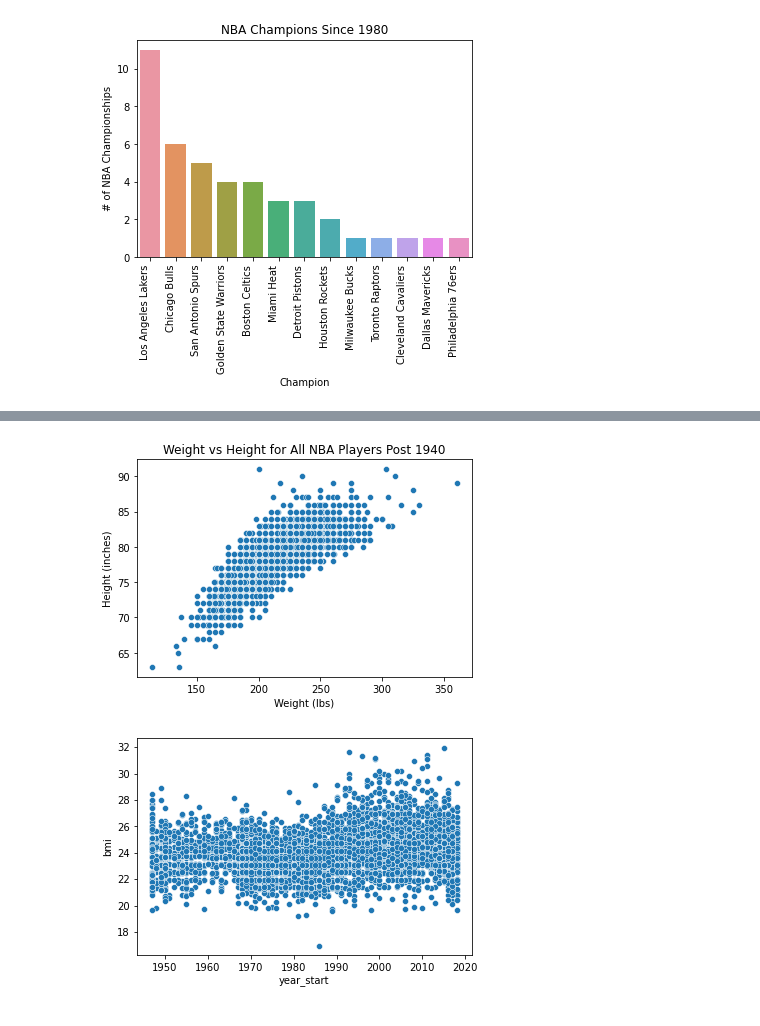
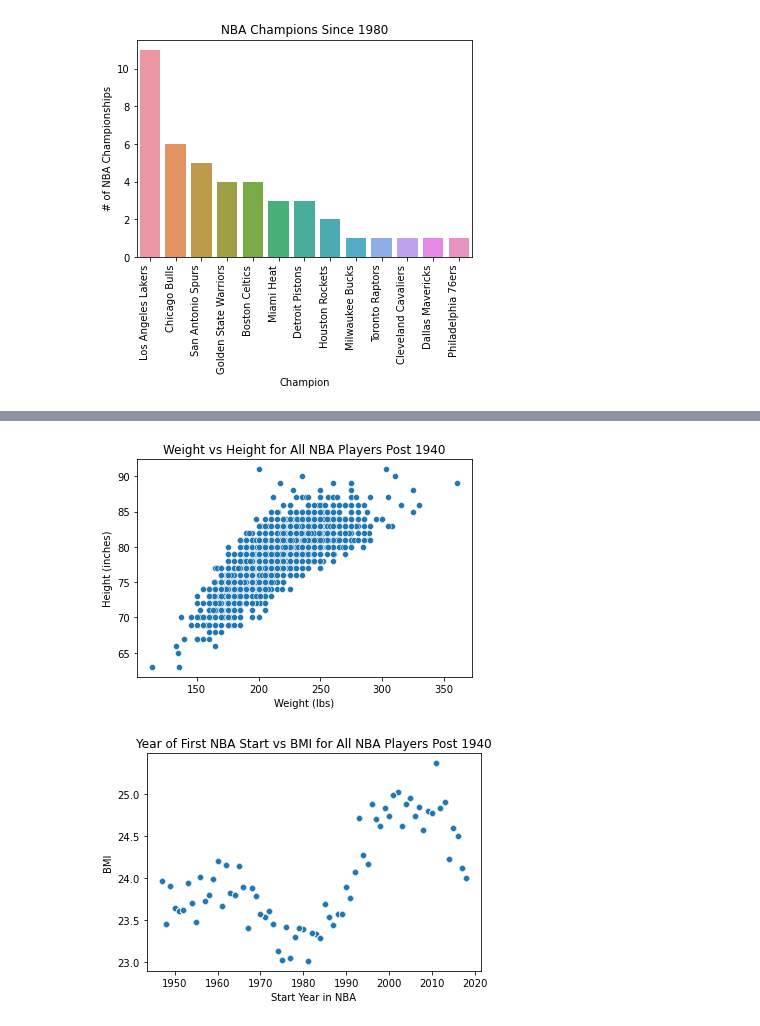
Before and after one commit to ucd-pa-neilwmurphy/UCD-project-final, a Jupyter notebook: Basketball_project.ipynb, the cells around one changed output, grey strips where cells are left out. Drawn from its saved outputs; the diff is of its cells as text; code cells hidden in the pictures.

Commit message:
Adding BMI Information and extra charts

```diff
--- a/Basketball_project.ipynb
+++ b/Basketball_project.ipynb
@@ -74,13 +74,10 @@ for x in champions_list:
 
 champions_list = temp
 
-print(f'The list of teams that have won an NBA championship going back to 1980 = {temp}')
-
-
+print(f'The full list of teams that have won an NBA championship going back to 1980 = {temp}')
 
 # Project Requirement 4 - Analysis. Use NumPy functions
-print('The number of different NBA teams that have won a championship since 1980 is:')
-print(len(np.unique(champions_list)))
+print("The number of different NBA teams that have won a championship since 1980 is:", len(np.unique(champions_list)))
 
 
 # Project Requirement 3 - Preparation. Sorting, grouping.
@@ -106,46 +103,59 @@ fig.savefig("NBA_Champions_Since_1980.png")
 # player_data.csv file saved from this location
 
 # Project Requirement 2 - Importing. Import data from a flat file (.csv, .xls, .xlsx, .txt, etc.)
-player_data = pd.read_csv('player_data.csv', delimiter=',')
-player_data.dataframeName = 'player_data.csv'
+player_data = pd.read_csv("player_data.csv", delimiter=',')
+player_data.dataframeName = "player_data.csv"
 nRow, nCol = player_data.shape
-print(f'There are {nRow} rows and {nCol} columns in player_data.csv')
+print(f"There are {nRow} rows and {nCol} columns in player_data.csv")
+print(player_data)
+
 
 # Project Requirement 3 - Preparation. Replace Missing Values.
-player_data.college = player_data.college.fillna('No Uni Info')
-player_data.college = player_data.weight.fillna('No Weight Info')
-
+player_data.college = player_data.college.fillna("No Uni Info")
 
 # Height information in player_data.csv is not in useable format
 # Import a csv file that will convert height in '5ft 11 inches' format to inches
-inches_data = pd.read_csv('Height_in_inches.csv', delimiter=',')
-inches_data.dataframeName = 'Height_in_inches.csv'
+inches_data = pd.read_csv("Height_in_inches.csv", delimiter=',')
+inches_data.dataframeName = "Height_in_inches.csv"
 
 # Project Requirement 3 - Preparation. Merge DataFrames
 merged_data = player_data.merge(inches_data, on = 'height', validate = 'many_to_one')
 
 # Project Requirement 3 - Preparation. Sorting.
-sorted_height = merged_data.sort_values("inches")
+sorted_height = merged_data.sort_values('inches')
 print(sorted_height)
 
+# Project Requirement 4 - Analysis. Define a custom function to create reusable code.
+def bmi(merged_data):
+    bmi_calc = merged_data['weight'] * 703 / merged_data['inches'] ** 2
+    return round(bmi_calc,2)
 
-# Project Requirement 4 - Analysis. Define a custom function to create reusable code.
-# Calculate the Body Mass Index (BMI) for each player in the player_data.csv file
-merged_data['bmi'] = merged_data['weight'] * 703 / merged_data['inches'] ** 2
-print(bmi)
+merged_data['bmi'] = merged_data.apply(bmi, axis=1)
+
+bmi_average = merged_data.groupby('year_start')['bmi'].mean()
+print(bmi_average)
+
+merged_data_bmi = merged_data.merge(bmi_average, on = 'year_start', validate = 'many_to_one')
+print(merged_data_bmi)
+
+#merged_data['bmi_avg'] = merged_data.apply(bmi_avg, axis=1)
+
+
+#bmi_average = merged_data.groupby('year_start')['bmi'].mean()
+#print(bmi_average)
 
 
 # Project Requirement 4 - Analysis. Dictionary or Lists.
 # Iterating over the list for a selected college and printing the mode values for selected options.
+k=1;
+for i in merged_data.loc[merged_data.college == 'University of Notre Dame', 'weight'].mode():
+    print(f"The #{k} mode value for weight of University of Notre Dame players is {i} lbs")
+    k=k+1
 
+lightest_1980 = merged_data.loc[merged_data.year_start == '1980', 'weight'].max()
+lightest_1980 = str(lightest_1980)
 
-#colleges = merged_data["college"].unique()
-
-lightest_1980 = merged_data.loc[merged_data.year_start == '1980', 'weight'].min()
-print(lightest_1980)
-lightest_1980 = str(lightest_1980)
-print("The lightest NBA player (in lbs) with a career start year of 1980 was:")
-print(lightest_1980)
+print("The lightest NBA player (in lbs) with a career start year of 1980 was:", lightest_1980)
 
 #merged_data.inches = merged_data.inches.astype(str)
 
@@ -157,23 +167,12 @@ print(lightest_1980)
 #print(f"The mean height of players is {merged_data.loc[merged_data.year_start == '1980', 'height'].max()}")
 
 
-#j=1;
-#for i in merged_data.loc[merged_data.year_start == '1980', 'inches'].max():
- #  print(f"The tallest NBA player with a career start year of 1980 was {i} inches tall")
-  # j=j+1
-
-
 
 #list_of_words=['Cars', 'Cats', 'Flowers', 'Cats', 'Horses', '', 'Horses', 'Horses', 'Horses']
 #fdist = zip(np.unique('college', return_counts=True))
 #print("The elements with their counts are -", fdist)
 #print("The most common word is -",list(fdist)[-1])
 
-
-k=1;
-for i in merged_data.loc[merged_data.college == 'University of Notre Dame', 'weight'].mode():
-    print(f"The #{k} mode value for weight of University of Notre Dame players is {i}lbs")
-    k=k+1
 
 
 
@@ -184,29 +183,29 @@ for i in merged_data.loc[merged_data.college == 'University of Notre Dame', 'wei
 #print(player_data.head())
 
 fig, ax = plt.subplots()
-sns.scatterplot(x=merged_data["weight"], y=merged_data["inches"])
+sns.scatterplot(x=merged_data['weight'], y=merged_data['inches'])
 ax.set_title("Weight vs Height for All NBA Players Post 1940")
 ax.set_xlabel("Weight (lbs)")
 ax.set_ylabel("Height (inches)")
 plt.show()
 fig.savefig("Weight vs Height.png", dpi=300)
 
+#merged_data['bmi_year_average'] = merged_data.groupby('year_start')['bmi'].mean()
+#print(merged_data)
 
-sns.scatterplot(x=merged_data["year_start"], y=merged_data["bmi"])
+fig, ax = plt.subplots()
+sns.scatterplot(x=merged_data_bmi['year_start'], y=merged_data_bmi['bmi_y'])
+ax.set_title("Year of First NBA Start vs BMI for All NBA Players Post 1940")
+ax.set_xlabel("Start Year in NBA")
+ax.set_ylabel("BMI")
 plt.show()
 fig.savefig("BMI vs Start Year.png", dpi=300)
 
-#Extract the "college" column from the merged data
-colleges_column = merged_data["college"]
-
 #Find the unique values of the "college" column
-colleges = merged_data["college"].unique()
-
-count_colleges = len(set(colleges))
+colleges = merged_data['college'].unique()
 
 #Print out the unique values of the "college" column
-print("The total number of colleges that NBA players were drafted from since 1940 is:")
-print(count_colleges)
+print("The total number of colleges that NBA players were drafted from since 1940 is:", len(set(colleges)))
 # %% [output]
     Year               Champion               Runner-Up
 0   2022  Golden State Warriors          Boston Celtics
@@ -246,2 +245,2 @@ nan
 [figure]
-[figure, old version]
+[figure, new version]
```
Also changed, not shown: parts of 1 cell of this notebook.
